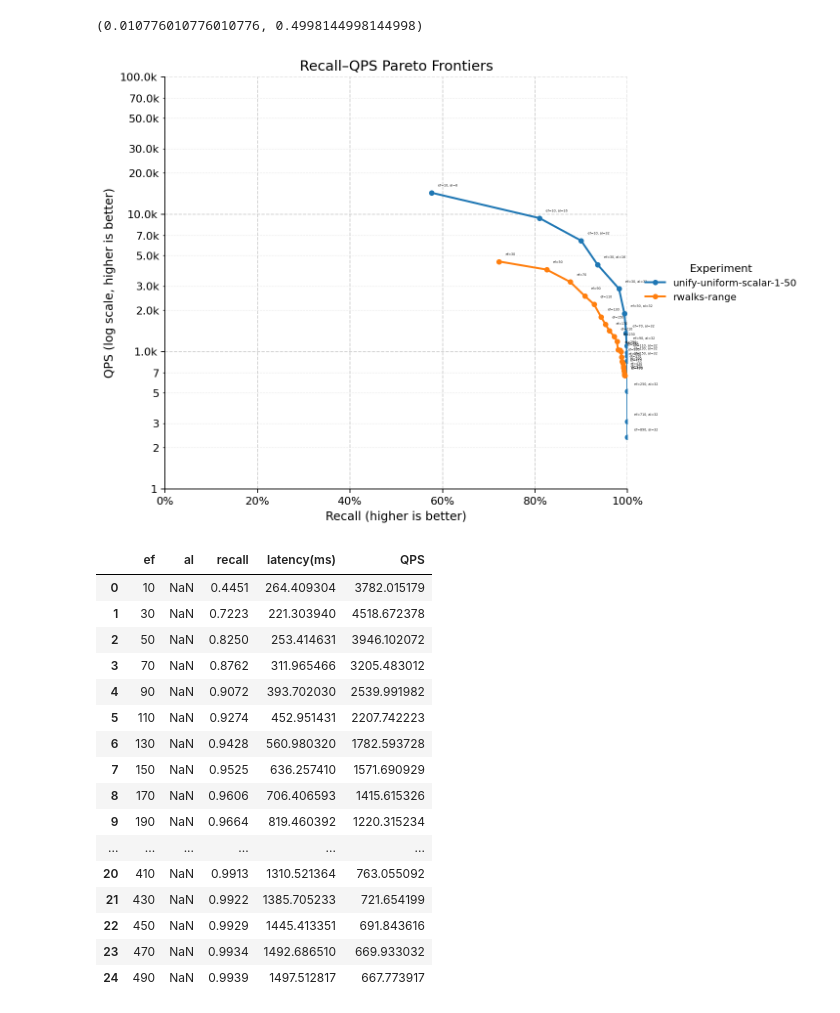
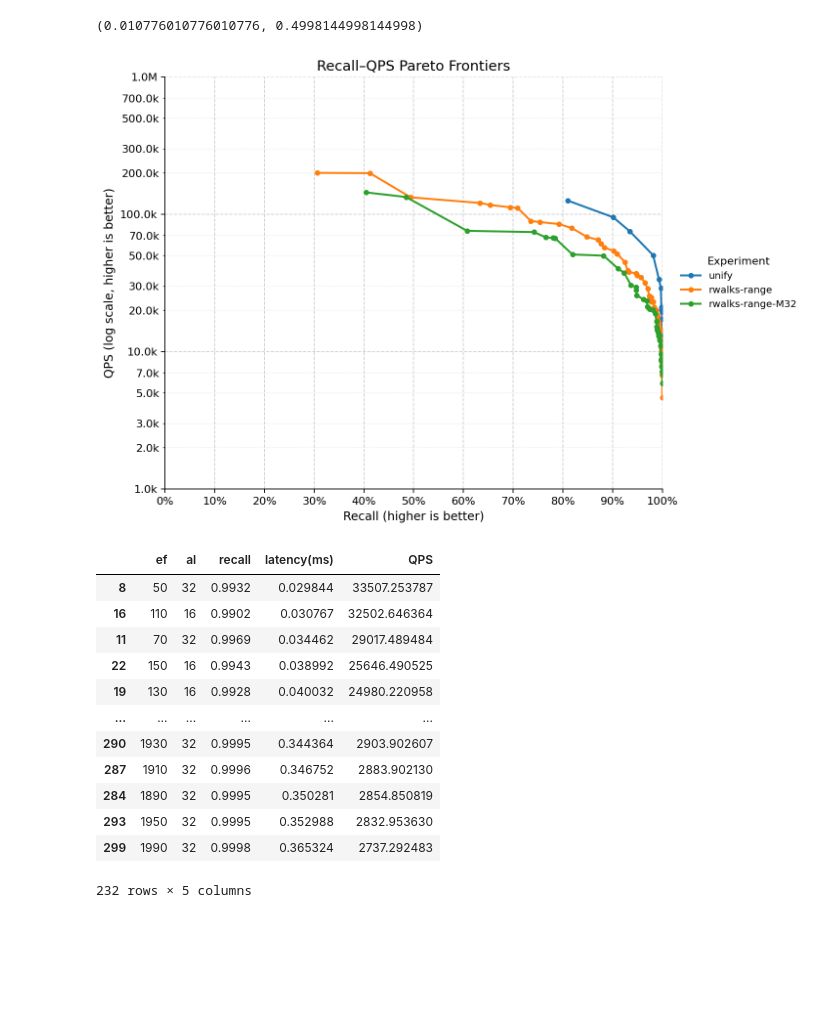
Before and after one commit to AnasAito/rwalks-reproduce-v2, a Jupyter notebook: experiments/query_type.ipynb, the cells around one changed output. Drawn from its saved outputs; the diff is of its cells as text; code cells hidden in the pictures; blank space fills up the shorter version.

```diff
--- a/experiments/query_type.ipynb
+++ b/experiments/query_type.ipynb
@@ -181,7 +181,7 @@ def plot_multi_pareto(
     ax.set_xlabel("Recall (higher is better)")
     ax.set_xlim(0, 1.0)
     ax.xaxis.set_major_formatter(PercentFormatter(xmax=1.0))
-    ax.xaxis.set_major_locator(mpl.ticker.MaxNLocator(nbins=6))
+    ax.xaxis.set_major_locator(mpl.ticker.MaxNLocator(nbins=12))
 
     # Y axis: log QPS with human-readable ticks
     ax.set_ylabel("QPS (log scale, higher is better)")
@@ -192,58 +192,78 @@ def plot_multi_pareto(
         ymax = float(np.nanmax(all_y))
         lo_decade = 10 ** math.floor(math.log10(ymin))
         hi_decade = 10 ** math.ceil(math.log10(ymax))
         ax.set_ylim(lo_decade, hi_decade)
 
         subs = _auto_log_subs(ymin, ymax)
         ax.yaxis.set_major_locator(LogLocator(base=10, numticks=12))
         ax.yaxis.set_minor_locator(LogLocator(base=10, subs=subs, numticks=12))
 
     ax.yaxis.set_major_formatter(FuncFormatter(lambda y, pos: _human_num(y)))
     # Only label minor ticks when density is light
     if len(_auto_log_subs(*ax.get_ylim())) <= 3:
         ax.yaxis.set_minor_formatter(
             FuncFormatter(lambda y, pos: _human_num(y)))
     else:
         ax.yaxis.set_minor_formatter(mpl.ticker.NullFormatter())
 
     ax.grid(which="major", linewidth=0.8, alpha=0.6)
     ax.grid(which="minor", linewidth=0.5, alpha=0.25)
 
     ax.legend(title="Experiment", loc="center left",
               bbox_to_anchor=(1.02, 0.5), frameon=False)
     ax.set_title(title)
     plt.show()
 
 
+# exps = {
+#     # "unify-sorted-scalar": pd.read_csv("/data/anas.aitaomar/sift/.cache/results-unify-sorted-scalar.csv"),
+#     # "unify-uniform-scalar": pd.read_csv("/data/anas.aitaomar/sift/.cache/results-unify-uniform-scalar.csv"),
+#     "unify-uniform-scalar-1-50": pd.read_csv("/data/anas.aitaomar/sift/.cache/results-unify-uniform-scalar-s-1-50.csv"),
+#     # "rwalks-range": pd.read_csv("/home/anas.aitaomar/rwalks-reproduce-v2/.cache/range_exp_binary_pf_0.0_efc_500.csv"),
+#     # "rwalks-pron-var": pd.read_csv("/home/anas.aitaomar/rwalks-reproduce-v2/.cache/range_exp_binary_pf_0.0_efc_200_bucketing_binary_pron_var.csv"),
+#     # "rwalks-max-pron": pd.read_csv("/home/anas.aitaomar/rwalks-reproduce-v2/.cache/range_exp_binary_pf_0.0_efc_200_bucketing_binary_max_pron.csv"),
+#     # "rwalks-320": pd.read_csv("/home/anas.aitaomar/rwalks-reproduce-v2/.cache/range_exp_binary_pf_0.0_efc_200_bucketing_binary_max_pron_M_16_walk3_20.csv"),
+#     "rwalks-320-prefetch": pd.read_csv("/home/anas.aitaomar/rwalks-reproduce-v2/.cache/range_exp_binary_pf_0.0_efc_200_bucketing_binary_max_pron_M_16_walk320_sift_final.csv"),
+#     "rwalks-415": pd.read_csv("/home/anas.aitaomar/rwalks-reproduce-v2/.cache/range_exp_binary_pf_0.0_efc_200_bucketing_binary_max_pron_M_16_walk415_sift.csv"),
+#     "rwalks-320": pd.read_csv("/home/anas.aitaomar/rwalks-reproduce-v2/.cache/range_exp_binary_pf_0.0_efc_200_bucketing_binary_max_pron_M_16_walk320_sift.csv"),
+#     # "rwalks-max-pron-M-32": pd.read_csv("/home/anas.aitaomar/rwalks-reproduce-v2/.cache/range_exp_binary_pf_0.0_efc_500_bucketing_binary_max_pron_M_32.csv"),
+#     # "rwalks-range-pf--10.0": pd.read_csv("/home/anas.aitaomar/rwalks-reproduce-v2/.cache/range_exp_binary_pf_-10.0_efc_500.csv"),
+#     # "rwalks-range-bucketing-naive": pd.read_csv("/home/anas.aitaomar/rwalks-reproduce-v2/.cache/range_exp_naive_pf_0.0_efc_500_bucketing_naive.csv"),
+# }
+
 exps = {
-    # "unify-sorted-scalar": pd.read_csv("/data/anas.aitaomar/sift/.cache/results-unify-sorted-scalar.csv"),
-    # "unify-uniform-scalar": pd.read_csv("/data/anas.aitaomar/sift/.cache/results-unify-uniform-scalar.csv"),
-    "unify-uniform-scalar-1-50": pd.read_csv("/data/anas.aitaomar/sift/.cache/results-unify-uniform-scalar-s-1-50.csv"),
-    "rwalks-range": pd.read_csv("/home/anas.aitaomar/rwalks-reproduce-v2/.cache/range_exp_binary_pf_0.0_efc_500.csv"),
-    # "rwalks-range-pf--10.0": pd.read_csv("/home/anas.aitaomar/rwalks-reproduce-v2/.cache/range_exp_binary_pf_-10.0_efc_500.csv"),
-    # "rwalks-range-bucketing-naive": pd.read_csv("/home/anas.aitaomar/rwalks-reproduce-v2/.cache/range_exp_naive_pf_0.0_efc_500_bucketing_naive.csv"),
+
+    # "unify-uniform-scalar-1-50": pd.read_csv("/data/anas.aitaomar/foodvec_v2/.cache/results-unify-sorted-scalar.csv"),
+    # "rwalks-320-prefetch": pd.read_csv("/home/anas.aitaomar/rwalks-reproduce-v2/.cache/range_exp_binary_pf_0.0_efc_200_bucketing_binary_max_pron_M_16_walk320_foodvec_v2_final.csv"),
+    # "rwalks-320-prefetch-ef2k": pd.read_csv("/home/anas.aitaomar/rwalks-reproduce-v2/.cache/range_exp_binary_pf_0.0_efc_200_bucketing_binary_max_pron_M_16_walk320_foodvec_v2_ef2k.csv"),
+    # "rwalks-range": pd.read_csv("/home/anas.aitaomar/rwalks-reproduce-v2/.cache/range_exp_binary_pf_0.0_efc_500_bucketing_binary_max_pron_M_16_sift50M.csv"),
+    # "unify": pd.read_csv("/data/anas.aitaomar/sift/.cache/results-unify-50m.csv"),
+
+    "unify": pd.read_csv("/data/anas.aitaomar/sift/.cache/results-unify-1m-multithread.csv"),
+    "rwalks-range": pd.read_csv("/home/anas.aitaomar/rwalks-reproduce-v2/.cache/range_exp_binary_pf_0.0_efc_500_bucketing_binary_max_pron_M_16_sift-128-euclidean_multithread.csv"),
+    "rwalks-range-M32": pd.read_csv("/home/anas.aitaomar/rwalks-reproduce-v2/.cache/range_exp_binary_pf_0.0_efc_500_bucketing_binary_max_pron_M_32_sift-128-euclidean_multithread.csv")
+
 }
 
-plot_multi_pareto(exps, annotate=True, label_cols=("ef", "al"))
+
+plot_multi_pareto(exps, annotate=False, label_cols=("ef", "al"))
 # %% [output]
-[figure, old version]
+[figure, new version]
 # %%
-exps["rwalks-range"]
+df = pd.read_csv(
+    "/data/anas.aitaomar/sift/.cache/results-unify-1m-multithread.csv")
+df[df["recall"] >= 0.99].sort_values(by="QPS", ascending=False)
 # %% [output]
 |  | ef | al | recall | latency(ms) | QPS |
-| 0 | 10 | NaN | 0.4451 | 264.409304 | 3782.015179 |
-| 1 | 30 | NaN | 0.7223 | 221.303940 | 4518.672378 |
-| 2 | 50 | NaN | 0.8250 | 253.414631 | 3946.102072 |
-| 3 | 70 | NaN | 0.8762 | 311.965466 | 3205.483012 |
-| 4 | 90 | NaN | 0.9072 | 393.702030 | 2539.991982 |
-| 5 | 110 | NaN | 0.9274 | 452.951431 | 2207.742223 |
-| 6 | 130 | NaN | 0.9428 | 560.980320 | 1782.593728 |
-| 7 | 150 | NaN | 0.9525 | 636.257410 | 1571.690929 |
-| 8 | 170 | NaN | 0.9606 | 706.406593 | 1415.615326 |
-| 9 | 190 | NaN | 0.9664 | 819.460392 | 1220.315234 |
+| 8 | 50 | 32 | 0.9932 | 0.029844 | 33507.253787 |
+| 16 | 110 | 16 | 0.9902 | 0.030767 | 32502.646364 |
+| 11 | 70 | 32 | 0.9969 | 0.034462 | 29017.489484 |
+| 22 | 150 | 16 | 0.9943 | 0.038992 | 25646.490525 |
+| 19 | 130 | 16 | 0.9928 | 0.040032 | 24980.220958 |
 | ... | ... | ... | ... | ... | ... |
-| 20 | 410 | NaN | 0.9913 | 1310.521364 | 763.055092 |
-| 21 | 430 | NaN | 0.9922 | 1385.705233 | 721.654199 |
-| 22 | 450 | NaN | 0.9929 | 1445.413351 | 691.843616 |
-| 23 | 470 | NaN | 0.9934 | 1492.686510 | 669.933032 |
-| 24 | 490 | NaN | 0.9939 | 1497.512817 | 667.773917 |
+| 290 | 1930 | 32 | 0.9995 | 0.344364 | 2903.902607 |
+| 287 | 1910 | 32 | 0.9996 | 0.346752 | 2883.902130 |
+| 284 | 1890 | 32 | 0.9995 | 0.350281 | 2854.850819 |
+| 293 | 1950 | 32 | 0.9995 | 0.352988 | 2832.953630 |
+| 299 | 1990 | 32 | 0.9998 | 0.365324 | 2737.292483 |
+232 rows × 5 columns
```
Also changed, not shown: parts of 2 cells of this notebook, 4 other files.
